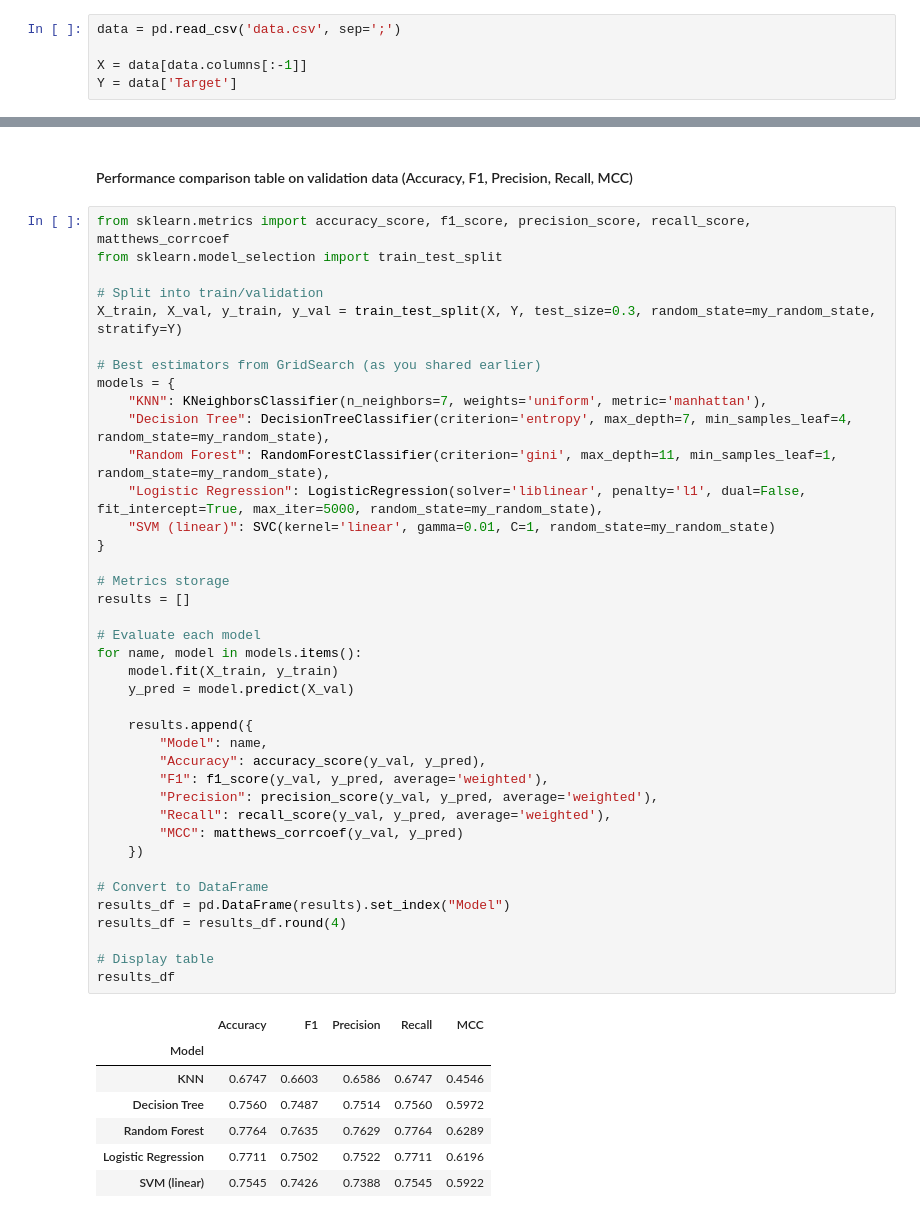
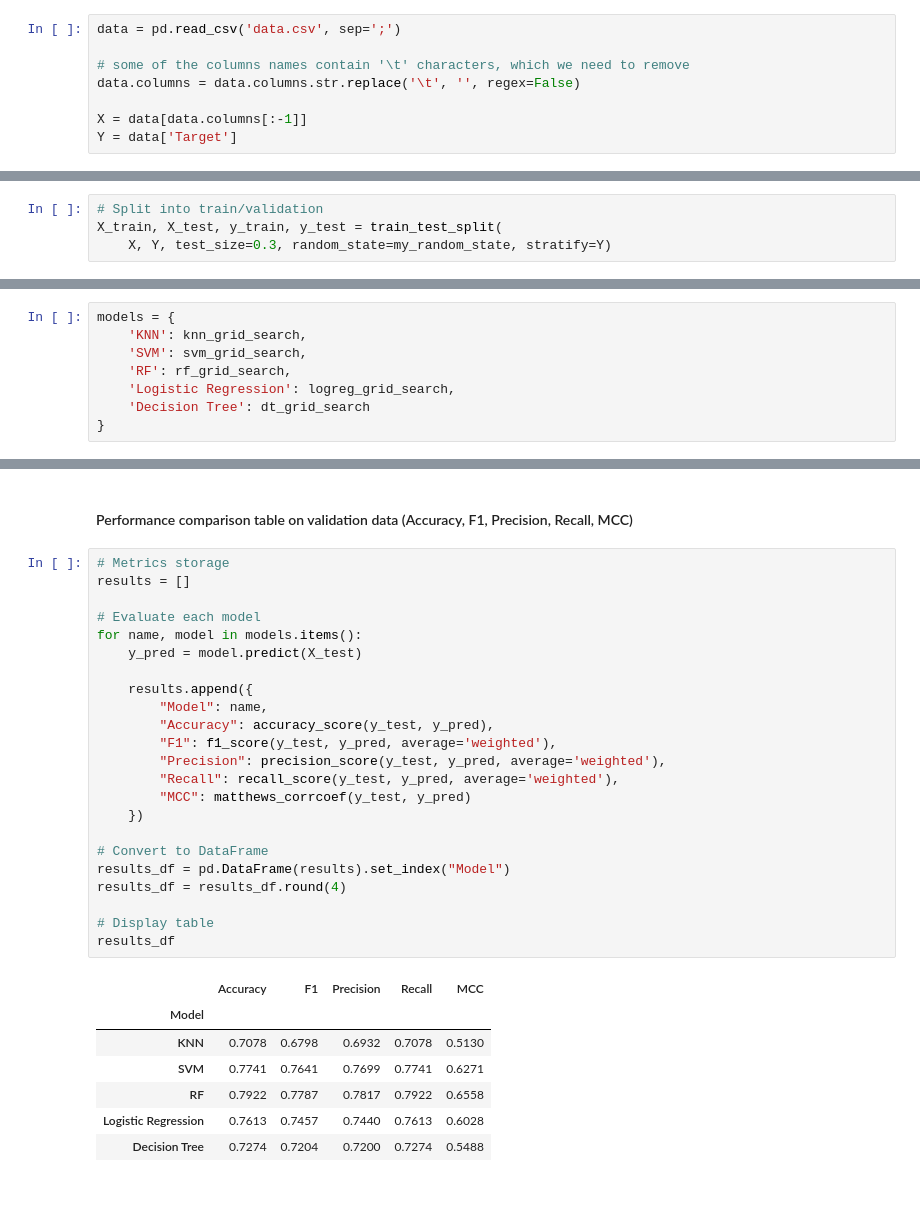
Before and after one commit to itmam07/data-science-miniproject, a Jupyter notebook: main.ipynb, the cells around one changed output, grey strips where cells are left out. Cells and saved outputs as stored; diff of their text form.

```diff
--- a/main.ipynb
+++ b/main.ipynb
@@ -75,6 +75,9 @@ Features
 # %%
 data = pd.read_csv('data.csv', sep=';')
 
+# some of the columns names contain '\t' characters, which we need to remove
+data.columns = data.columns.str.replace('\t', '', regex=False)
+
 X = data[data.columns[:-1]]
 Y = data['Target']
 # %% [markdown]
@@ -268,6 +325,10 @@ Also they removed any unexplainable outliers.
 # %% [markdown]
 ## 5. Data Preparation
 1. Different pipelines per algorithm (SVM, DT, RF, kNN, Logistic Regression) including splitting into train-validation sets with stratification
+# %%
+# Split into train/validation
+X_train, X_test, y_train, y_test = train_test_split(
+    X, Y, test_size=0.3, random_state=my_random_state, stratify=Y)
 # %%
 # kNN
 knn_pipeline = Pipeline(
@@ -409,5 +493,13 @@ print(grid_search.best_score_)
 # %% [markdown]
 ### 2. Discussion of the optimized final models
+# %%
+models = {
+    'KNN': knn_grid_search,
+    'SVM': svm_grid_search,
+    'RF': rf_grid_search,
+    'Logistic Regression': logreg_grid_search,
+    'Decision Tree': dt_grid_search
+}
 # %% [markdown]
 #### Decision surface
 # %%
@@ -483,49 +614,33 @@ plt.show()
 # %% [markdown]
 #### Performance comparison table on validation data (Accuracy, F1, Precision, Recall, MCC)
 # %%
-from sklearn.metrics import accuracy_score, f1_score, precision_score, recall_score, matthews_corrcoef
-from sklearn.model_selection import train_test_split
-
-# Split into train/validation
-X_train, X_val, y_train, y_val = train_test_split(X, Y, test_size=0.3, random_state=my_random_state, stratify=Y)
-
-# Best estimators from GridSearch (as you shared earlier)
-models = {
-    "KNN": KNeighborsClassifier(n_neighbors=7, weights='uniform', metric='manhattan'),
-    "Decision Tree": DecisionTreeClassifier(criterion='entropy', max_depth=7, min_samples_leaf=4, random_state=my_random_state),
-    "Random Forest": RandomForestClassifier(criterion='gini', max_depth=11, min_samples_leaf=1, random_state=my_random_state),
-    "Logistic Regression": LogisticRegression(solver='liblinear', penalty='l1', dual=False, fit_intercept=True, max_iter=5000, random_state=my_random_state),
-    "SVM (linear)": SVC(kernel='linear', gamma=0.01, C=1, random_state=my_random_state)
-}
-
 # Metrics storage
 results = []
 
 # Evaluate each model
 for name, model in models.items():
-    model.fit(X_train, y_train)
-    y_pred = model.predict(X_val)
+    y_pred = model.predict(X_test)
 
     results.append({
         "Model": name,
-        "Accuracy": accuracy_score(y_val, y_pred),
-        "F1": f1_score(y_val, y_pred, average='weighted'),
-        "Precision": precision_score(y_val, y_pred, average='weighted'),
-        "Recall": recall_score(y_val, y_pred, average='weighted'),
-        "MCC": matthews_corrcoef(y_val, y_pred)
+        "Accuracy": accuracy_score(y_test, y_pred),
+        "F1": f1_score(y_test, y_pred, average='weighted'),
+        "Precision": precision_score(y_test, y_pred, average='weighted'),
+        "Recall": recall_score(y_test, y_pred, average='weighted'),
+        "MCC": matthews_corrcoef(y_test, y_pred)
     })
 
 # Convert to DataFrame
 results_df = pd.DataFrame(results).set_index("Model")
 results_df = results_df.round(4)
 
 # Display table
 results_df
 # %% [output]
 |  | Accuracy | F1 | Precision | Recall | MCC |
 | Model |  |  |  |  |  |
-| KNN | 0.6747 | 0.6603 | 0.6586 | 0.6747 | 0.4546 |
-| Decision Tree | 0.7560 | 0.7487 | 0.7514 | 0.7560 | 0.5972 |
-| Random Forest | 0.7764 | 0.7635 | 0.7629 | 0.7764 | 0.6289 |
-| Logistic Regression | 0.7711 | 0.7502 | 0.7522 | 0.7711 | 0.6196 |
-| SVM (linear) | 0.7545 | 0.7426 | 0.7388 | 0.7545 | 0.5922 |
+| KNN | 0.7078 | 0.6798 | 0.6932 | 0.7078 | 0.5130 |
+| SVM | 0.7741 | 0.7641 | 0.7699 | 0.7741 | 0.6271 |
+| RF | 0.7922 | 0.7787 | 0.7817 | 0.7922 | 0.6558 |
+| Logistic Regression | 0.7613 | 0.7457 | 0.7440 | 0.7613 | 0.6028 |
+| Decision Tree | 0.7274 | 0.7204 | 0.7200 | 0.7274 | 0.5488 |
```
Also changed, not shown: parts of 18 cells of this notebook.
